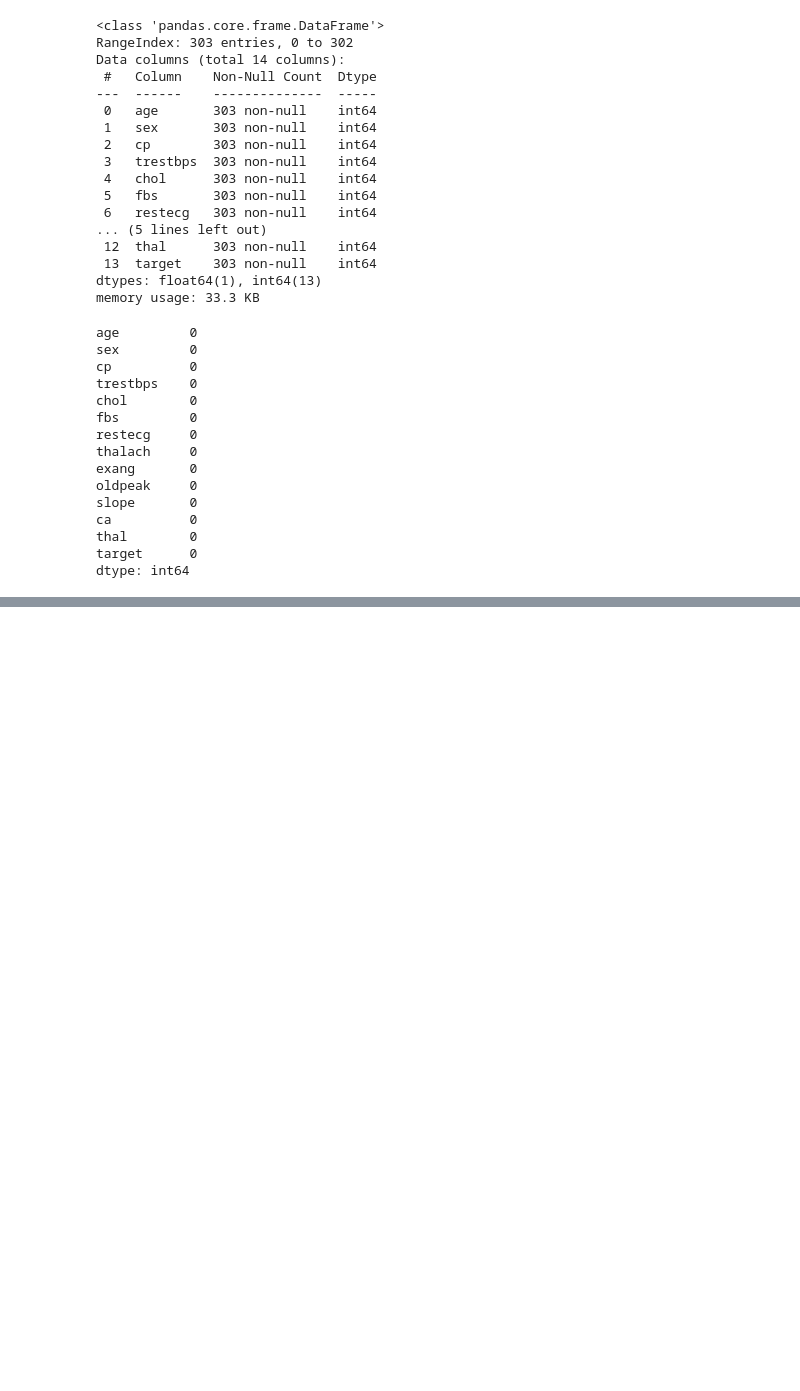
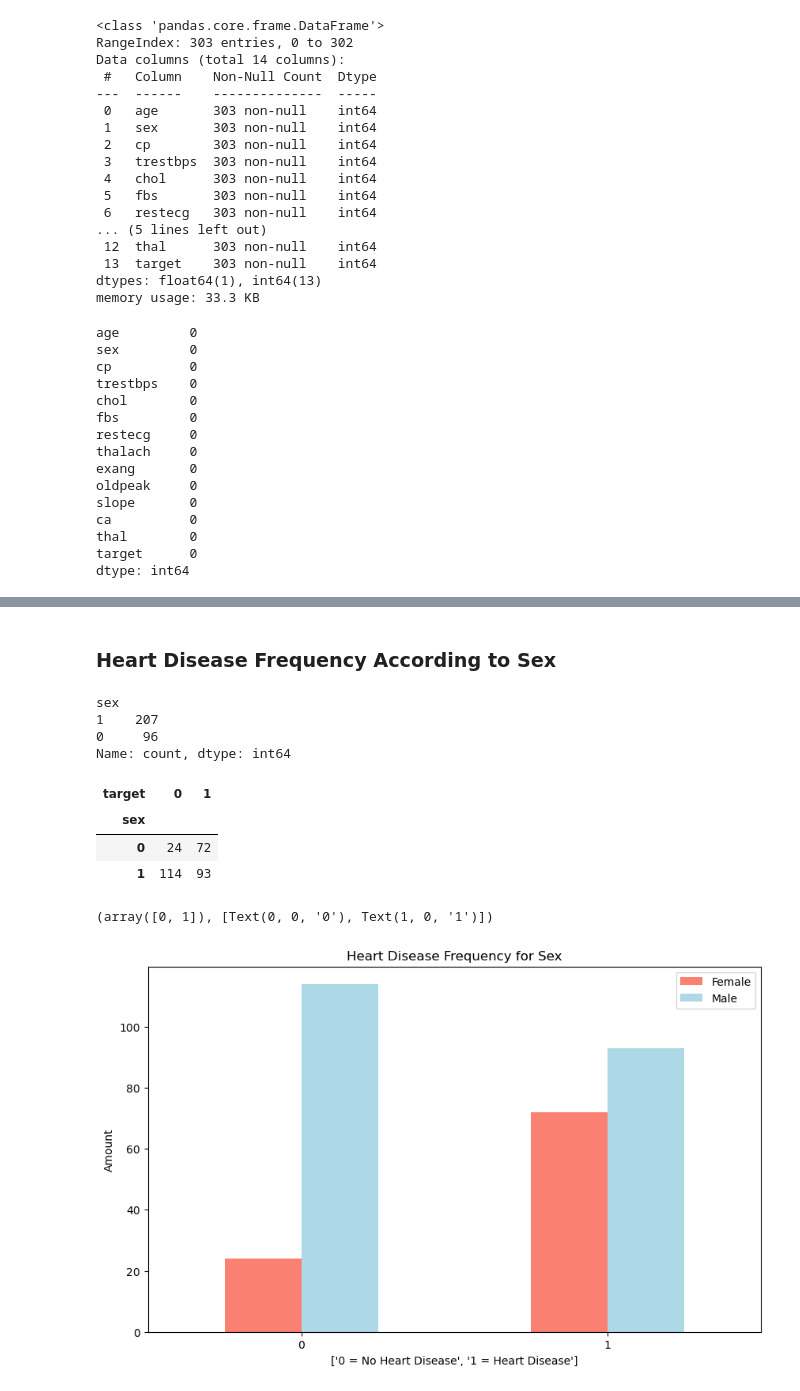
Before and after one commit to mebestaca/heart-disease-project, a Jupyter notebook: end-to-end-heart-disease-classification.ipynb, the cells around one changed output, grey strips where cells are left out. Cells and saved outputs as stored; diff of their text form; code cells hidden in the pictures; blank space fills up the shorter version.

```diff
--- a/end-to-end-heart-disease-classification.ipynb
+++ b/end-to-end-heart-disease-classification.ipynb
@@ -208,3 +208,33 @@ df.describe()
 | 50% | 55.000000 | 1.000000 | 1.000000 | 130.000000 | 240.000000 | 0.000000 | 1.000000 | 153.000000 | 0.000000 | 0.800000 | 1.000000 | ... |
 | 75% | 61.000000 | 1.000000 | 2.000000 | 140.000000 | 274.500000 | 0.000000 | 1.000000 | 166.000000 | 1.000000 | 1.600000 | 2.000000 | ... |
 | max | 77.000000 | 1.000000 | 3.000000 | 200.000000 | 564.000000 | 1.000000 | 2.000000 | 202.000000 | 1.000000 | 6.200000 | 2.000000 | ... |
+# %% [markdown]
+### Heart Disease Frequency According to Sex
+# %%
+df.sex.value_counts()
+# %% [output]
+sex
+1    207
+0     96
+Name: count, dtype: int64
+# %%
+# compare target column with sex column
+pd.crosstab(df.sex, df.target)
+# %% [output]
+| target | 0 | 1 |
+| sex |  |  |
+| 0 | 24 | 72 |
+| 1 | 114 | 93 |
+# %%
+pd.crosstab(df.target, df.sex).plot(kind='bar',
+                                    color=['salmon', 'lightblue'],
+                                    figsize=(10, 6)
+                                   )
+plt.title('Heart Disease Frequency for Sex')
+plt.xlabel(['0 = No Heart Disease', '1 = Heart Disease'])
+plt.ylabel('Amount')
+plt.legend(['Female', 'Male'])
+plt.xticks(rotation=0)
+# %% [output]
+(array([0, 1]), [Text(0, 0, '0'), Text(1, 0, '1')])
+[figure, added]
```
